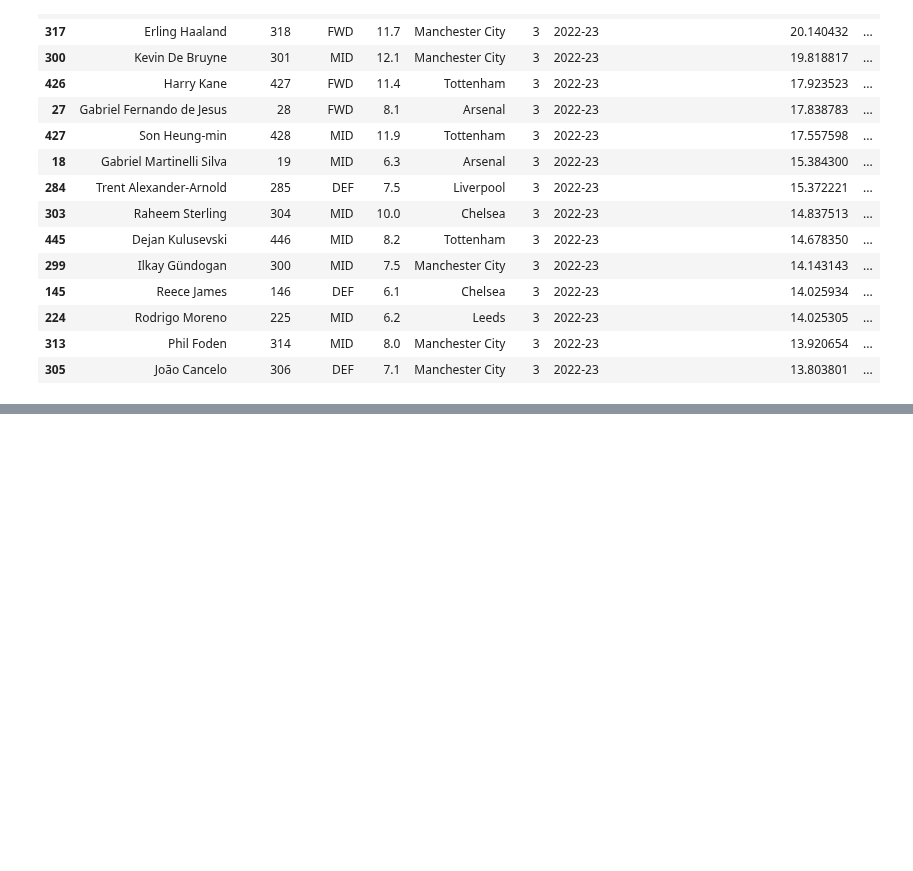
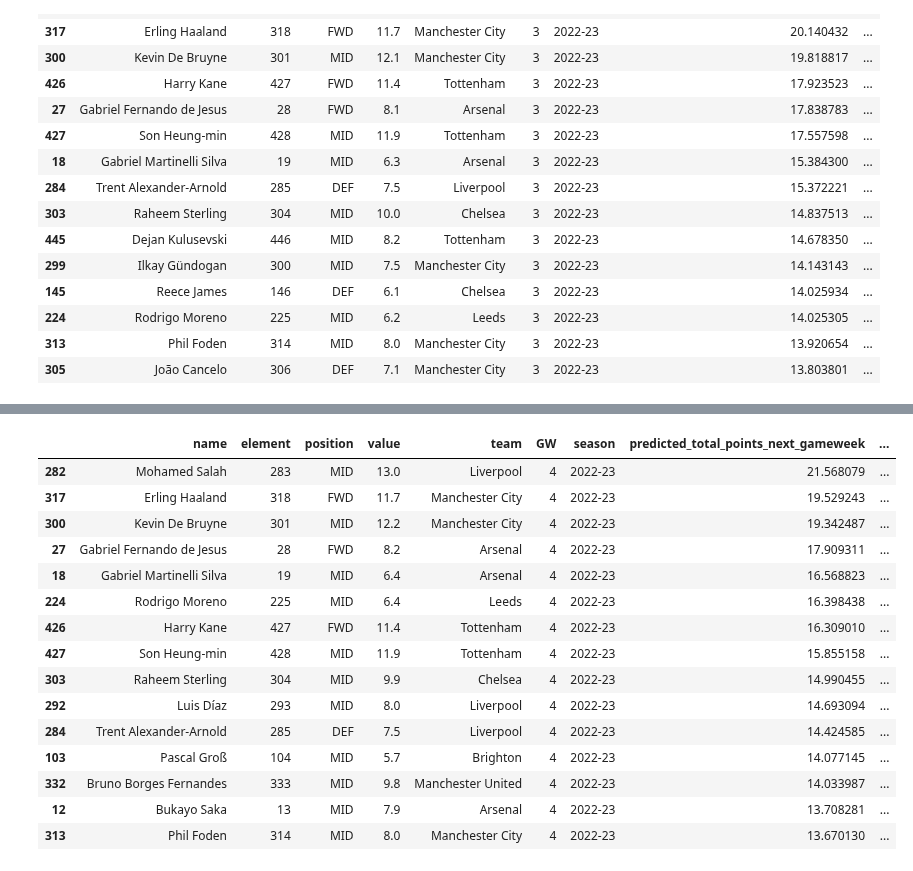
Before and after one commit to gracjans/FPL-AI-Manager_SwanseAI, a Jupyter notebook: notebooks/prepare_season_start_squad.ipynb, the cells around one changed output, grey strips where cells are left out. Cells and saved outputs as stored; diff of their text form; code cells hidden in the pictures; blank space fills up the shorter version.

Commit message:
select transfer for gw5

```diff
--- a/notebooks/prepare_season_start_squad.ipynb
+++ b/notebooks/prepare_season_start_squad.ipynb
@@ -180,0 +183,7 @@ top_15_predictions
+# %%
+model_path = ['/models/model_mlp_gk.h5', '/models/model_mlp_field.h5']
+scaler_path = ['/models/scaler_gk.gz', '/models/scaler_field.gz']
+# %%
+from src.squad_selection.predict_and_select import predict_and_select_transfer
+
+top_15_predictions = predict_and_select_transfer('2022-23', 4, model_path, scaler_path, download_newest_data=False, get_actual_chance_playing=True, position_separated=True, budget_now=0.3)
@@ -180,0 +207,19 @@ top_15_predictions
+# %%
+top_15_predictions
+# %% [output]
+|  | name | element | position | value | team | GW | season | predicted_total_points_next_gameweek | ... |
+| 282 | Mohamed Salah | 283 | MID | 13.0 | Liverpool | 4 | 2022-23 | 21.568079 | ... |
+| 317 | Erling Haaland | 318 | FWD | 11.7 | Manchester City | 4 | 2022-23 | 19.529243 | ... |
+| 300 | Kevin De Bruyne | 301 | MID | 12.2 | Manchester City | 4 | 2022-23 | 19.342487 | ... |
+| 27 | Gabriel Fernando de Jesus | 28 | FWD | 8.2 | Arsenal | 4 | 2022-23 | 17.909311 | ... |
+| 18 | Gabriel Martinelli Silva | 19 | MID | 6.4 | Arsenal | 4 | 2022-23 | 16.568823 | ... |
+| 224 | Rodrigo Moreno | 225 | MID | 6.4 | Leeds | 4 | 2022-23 | 16.398438 | ... |
+| 426 | Harry Kane | 427 | FWD | 11.4 | Tottenham | 4 | 2022-23 | 16.309010 | ... |
+| 427 | Son Heung-min | 428 | MID | 11.9 | Tottenham | 4 | 2022-23 | 15.855158 | ... |
+| 303 | Raheem Sterling | 304 | MID | 9.9 | Chelsea | 4 | 2022-23 | 14.990455 | ... |
+| 292 | Luis Díaz | 293 | MID | 8.0 | Liverpool | 4 | 2022-23 | 14.693094 | ... |
+| 284 | Trent Alexander-Arnold | 285 | DEF | 7.5 | Liverpool | 4 | 2022-23 | 14.424585 | ... |
+| 103 | Pascal Groß | 104 | MID | 5.7 | Brighton | 4 | 2022-23 | 14.077145 | ... |
+| 332 | Bruno Borges Fernandes | 333 | MID | 9.8 | Manchester United | 4 | 2022-23 | 14.033987 | ... |
+| 12 | Bukayo Saka | 13 | MID | 7.9 | Arsenal | 4 | 2022-23 | 13.708281 | ... |
+| 313 | Phil Foden | 314 | MID | 8.0 | Manchester City | 4 | 2022-23 | 13.670130 | ... |
```
Also changed, not shown: parts of 3 cells of this notebook, 1 other file.
